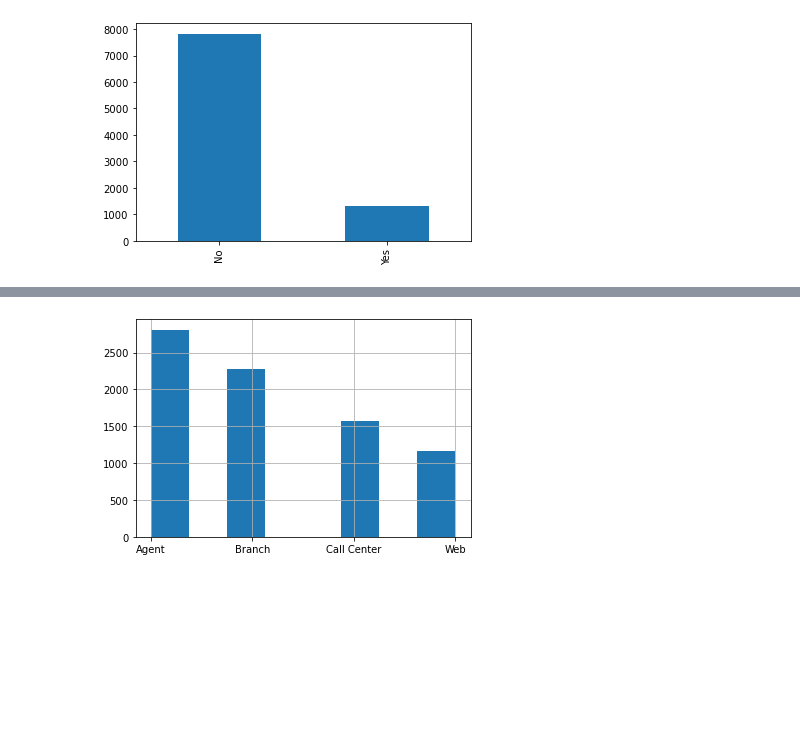
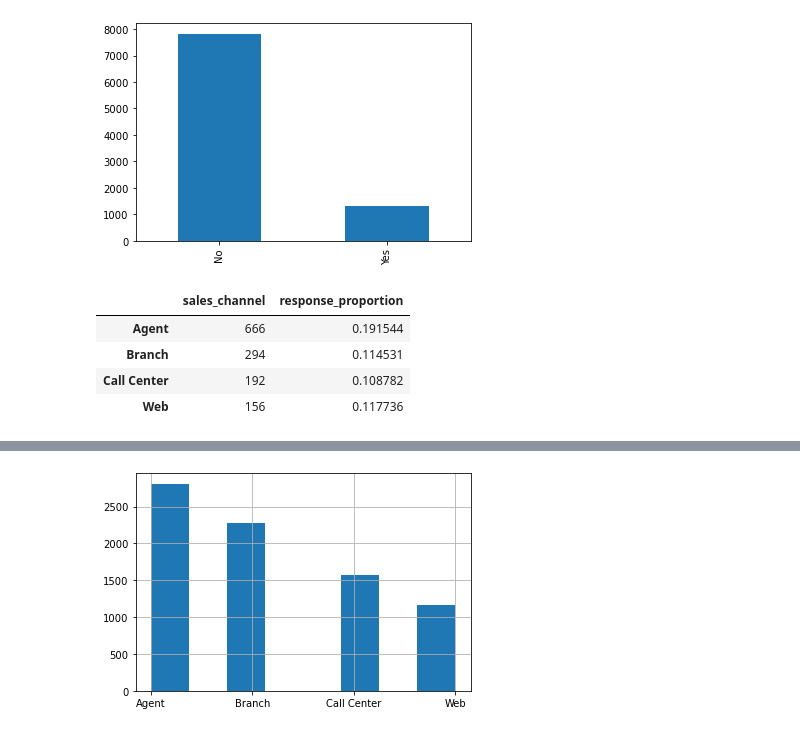
Before and after one commit to ArabellaCM/lab-customer-analysis-round-3, a Jupyter notebook: Customer Analysis Round 3 .ipynb, the cells around one changed output, grey strips where cells are left out. Drawn from its saved outputs; the diff is of its cells as text; code cells hidden in the pictures; blank space fills up the shorter version.

```diff
--- a/Customer Analysis Round 3 .ipynb
+++ b/Customer Analysis Round 3 .ipynb
@@ -190,0 +197,14 @@ plt.show()
+# %%
+#calculating the proportion of positive responses for each sales channel
+
+prop_channel_response = responseYES['sales_channel'].value_counts().to_frame()
+
+prop_channel_response ["response_proportion"] = prop_channel_response["sales_channel"]/data["sales_channel"].value_counts()
+
+prop_channel_response
+# %% [output]
+|  | sales_channel | response_proportion |
+| Agent | 666 | 0.191544 |
+| Branch | 294 | 0.114531 |
+| Call Center | 192 | 0.108782 |
+| Web | 156 | 0.117736 |
```
Also changed, not shown: parts of 6 cells of this notebook.
